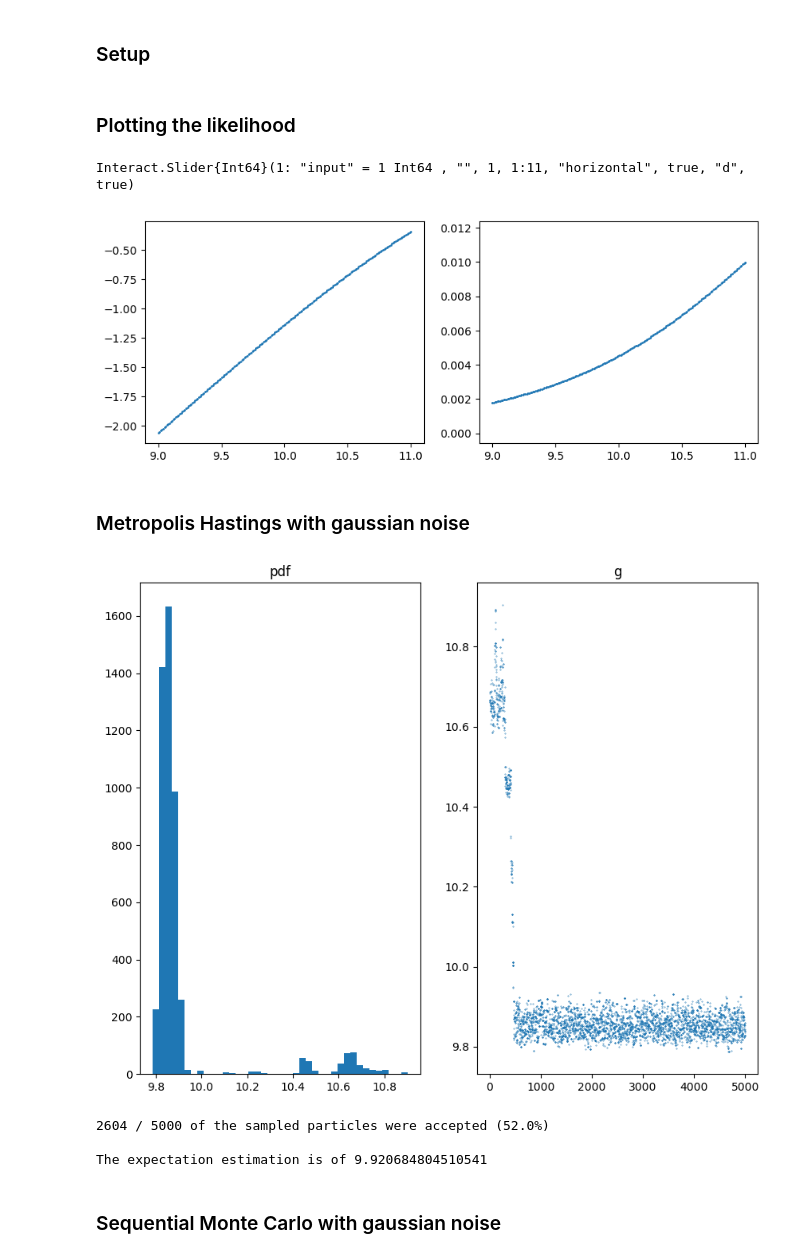
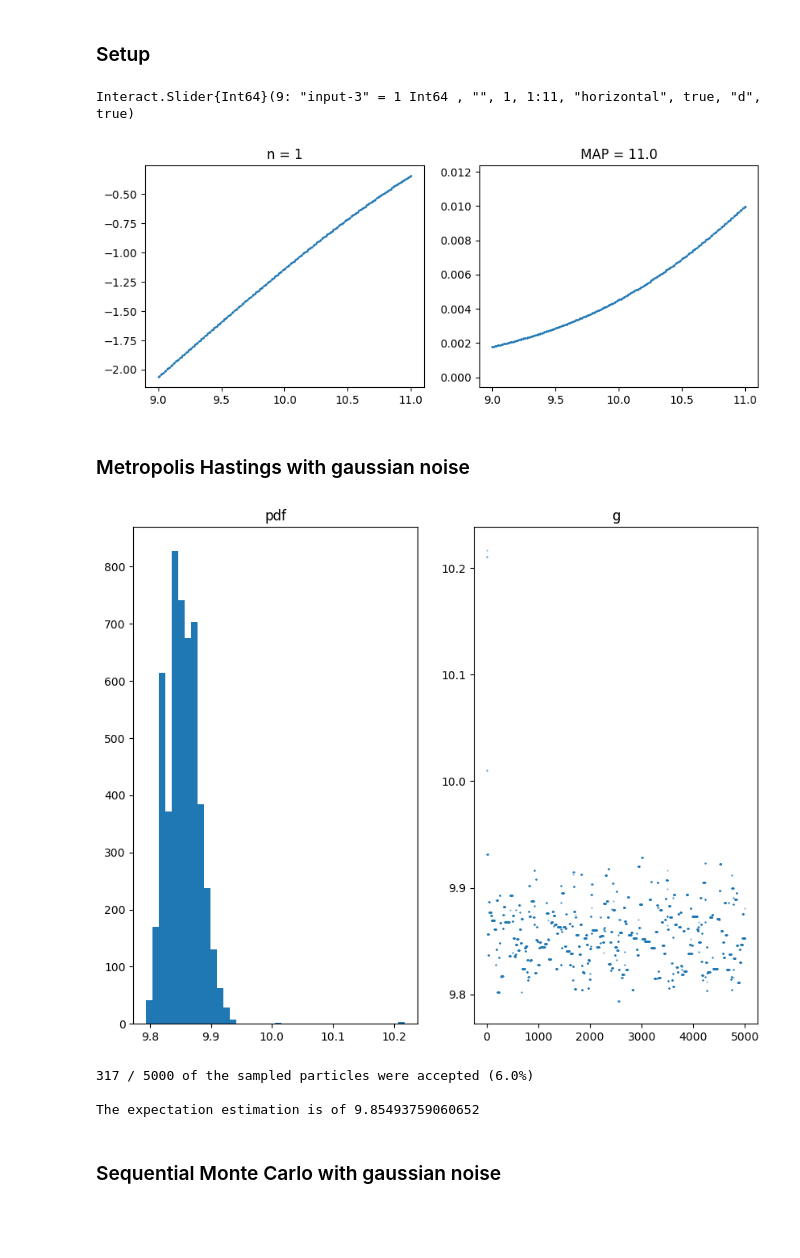
Before and after one commit to matthieubulte/smc, a Jupyter notebook: code/Results.ipynb, the cells around one changed output. Cells and saved outputs as stored; diff of their text form; code cells hidden in the pictures; blank space fills up the shorter version.

Commit message:
Try spending more steps on each likelihood function

```diff
--- a/code/Results.ipynb
+++ b/code/Results.ipynb
@@ -23,27 +24,28 @@ end
     end
 
 full_loglikelihood = g -> loglikelihood(11, g[1])[1];
-# %% [markdown]
-### Plotting the likelihood
 # %%
 fig = figure()
 evaluation_mesh=collect(0:0.01:30)
 mesh = linspace(9,11,200)
 
 @manipulate for n = slider(1:11,value=1)
-    lhood = -(g -> loglikelihood(n, g)).(mesh)
+    lhood = -(g -> loglikelihood(n, g)[1]).(mesh)
     elhood = exp.(lhood)
     elhood = elhood / sum(elhood)
+    map = mesh[findmax(lhood)[2]]
     withfig(fig) do
         subplot(2,2,1)
+        title("n = $(n)")
         scatter(mesh, lhood,s=1)
         subplot(2,2,2)
+        title("MAP = $(map)")
         scatter(mesh, elhood,s=1)
     end
 end
 # %% [output]
-Interact.Slider{Int64}(1: "input" = 1 Int64 , "", 1, 1:11, "horizontal", true, "d", true)
+Interact.Slider{Int64}(9: "input-3" = 1 Int64 , "", 1, 1:11, "horizontal", true, "d", true)
-[figure, old version]
+[figure, new version]
 # %% [markdown]
 ### Metropolis Hastings with gaussian noise
 # %%
@@ -75,13 +77,13 @@ function GaussianMetropolisHastings(K, prior, ϕ, γ)
     X, Y, exp.(-W), accepted
 end
 
-out = GaussianMetropolisHastings(5000, prior, full_loglikelihood, 0.05)
+out = GaussianMetropolisHastings(5000, prior, full_loglikelihood, 0.5)
 plotMCMC(out)
 # %% [output]
-[figure, old version]
+[figure, new version]
-2604 / 5000 of the sampled particles were accepted (52.0%)
+317 / 5000 of the sampled particles were accepted (6.0%)
 
-The expectation estimation is of 9.920684804510541
+The expectation estimation is of 9.85493759060652
 # %% [markdown]
 ### Sequential Monte Carlo with gaussian noise
 # %%
```
Also changed, not shown: parts of 3 cells of this notebook.
